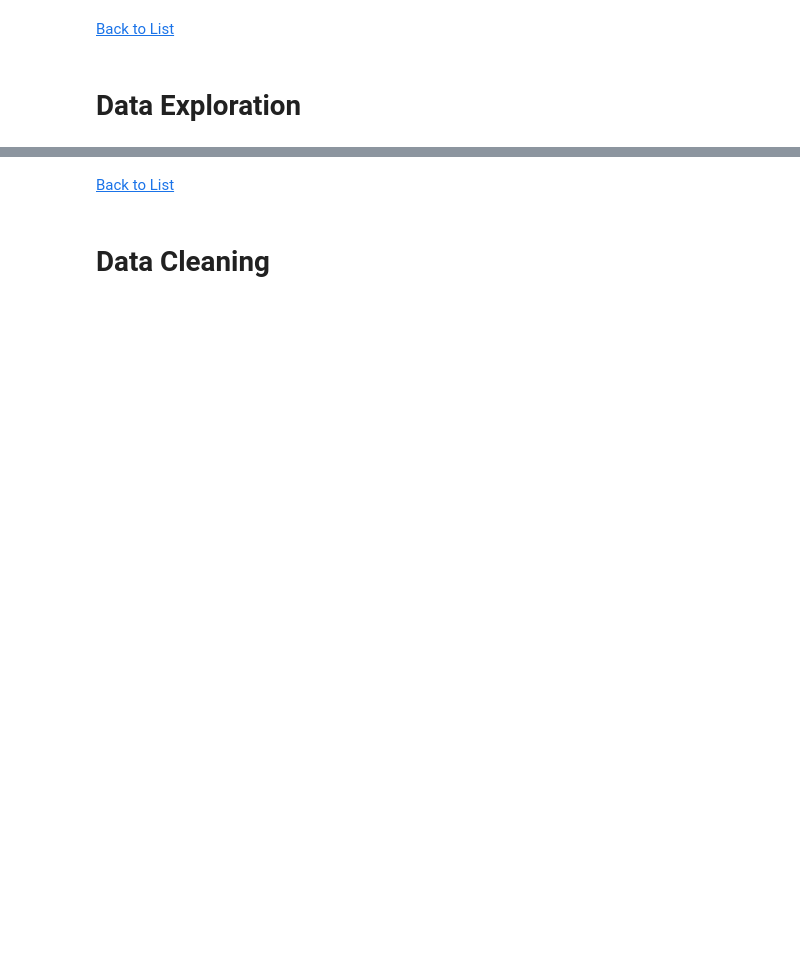
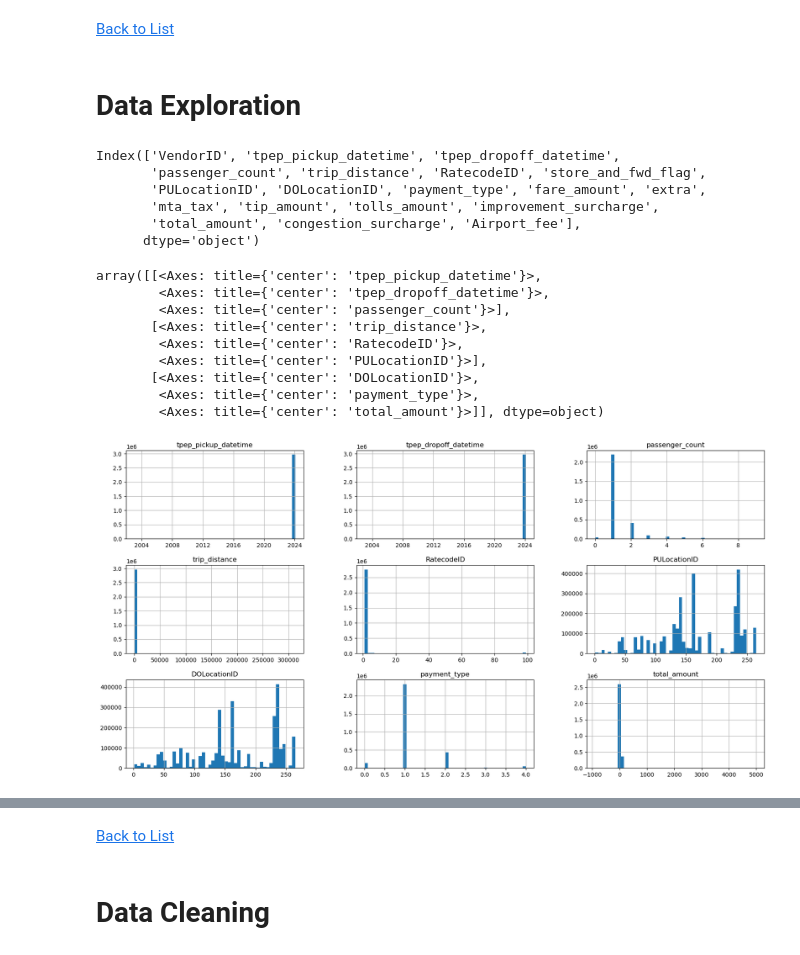
Before and after one commit to AliSalimkhani/NYC-Taxi-Analysis, a Jupyter notebook: NYC_texi_analyze.ipynb, the cells around one changed output, grey strips where cells are left out. Cells and saved outputs as stored; diff of their text form; code cells hidden in the pictures; blank space fills up the shorter version.

```diff
--- a/NYC_texi_analyze.ipynb
+++ b/NYC_texi_analyze.ipynb
@@ -41,4 +42,30 @@ taxi_df.head()
 # %% [markdown]
 # Data Exploration <a id ='data_exploration'></a>
 # %%
-#here
+taxi_df.columns
+# %% [output]
+Index(['VendorID', 'tpep_pickup_datetime', 'tpep_dropoff_datetime',
+       'passenger_count', 'trip_distance', 'RatecodeID', 'store_and_fwd_flag',
+       'PULocationID', 'DOLocationID', 'payment_type', 'fare_amount', 'extra',
+       'mta_tax', 'tip_amount', 'tolls_amount', 'improvement_surcharge',
+       'total_amount', 'congestion_surcharge', 'Airport_fee'],
+      dtype='object')
+# %%
+taxi_df = taxi_df[['tpep_pickup_datetime', 'tpep_dropoff_datetime' , 'passenger_count', 'trip_distance', 'RatecodeID',
+                   'PULocationID', 'DOLocationID', 'payment_type', 'total_amount']]
+
+#taxi_df['total_amount'].loc[13:130].plot(kind = 'bar')
+#taxi_df['passenger_count'].loc[13:1300].plot(kind ='area')
+
+taxi_df.hist(figsize = (20,10) , bins = 50)
+# %% [output]
+array([[<Axes: title={'center': 'tpep_pickup_datetime'}>,
+        <Axes: title={'center': 'tpep_dropoff_datetime'}>,
+        <Axes: title={'center': 'passenger_count'}>],
+       [<Axes: title={'center': 'trip_distance'}>,
+        <Axes: title={'center': 'RatecodeID'}>,
+        <Axes: title={'center': 'PULocationID'}>],
+       [<Axes: title={'center': 'DOLocationID'}>,
+        <Axes: title={'center': 'payment_type'}>,
+        <Axes: title={'center': 'total_amount'}>]], dtype=object)
+[figure, added]
```
Also changed, not shown: parts of 37 cells of this notebook.
